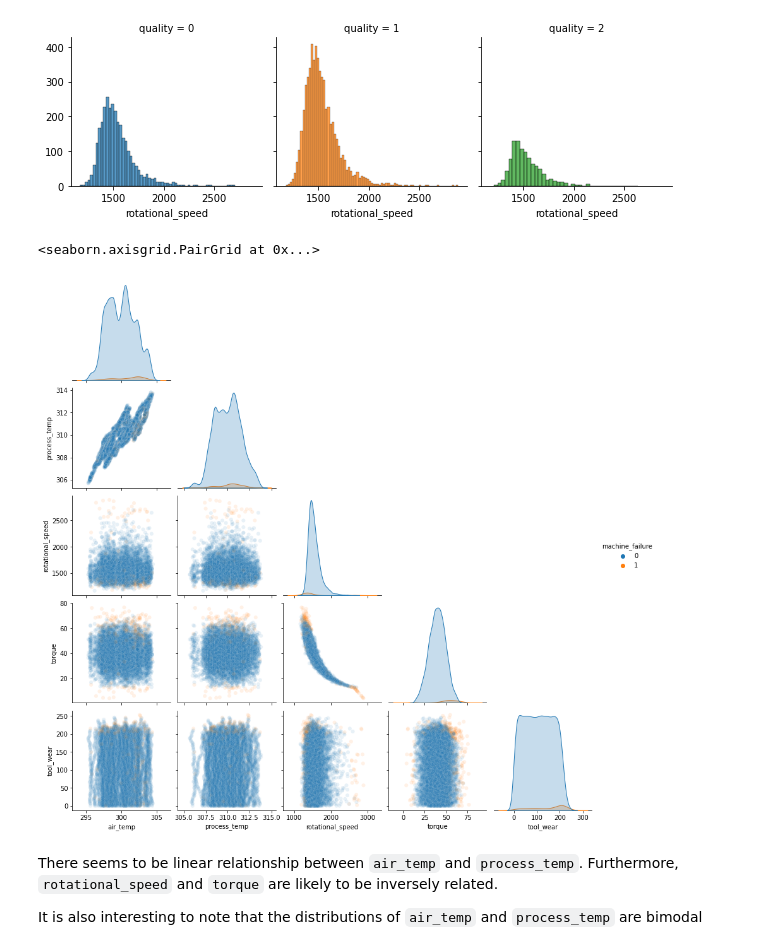
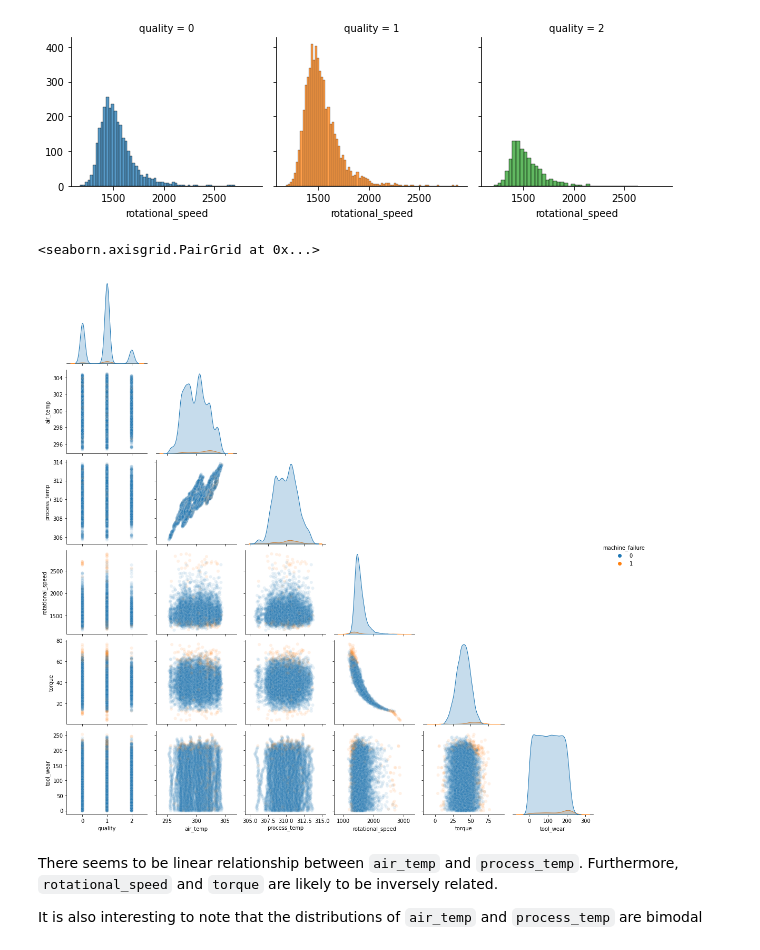
Before and after one commit to claudeonrs/predictive-maintenance, a Jupyter notebook: maintenance.ipynb, the cells around one changed output. Saved outputs shown, nothing was run; the diff lists cells and outputs as text; code cells hidden in the pictures.

```diff
--- a/maintenance.ipynb
+++ b/maintenance.ipynb
@@ -120,10 +118,10 @@ graph.map(sns.histplot, 'rotational_speed')
 <seaborn.axisgrid.FacetGrid at 0x...>
 [figure]
 # %%
-sns.pairplot(dv[feature_columns], hue='machine_failure', plot_kws={'alpha':0.1}, corner=True)
+sns.pairplot(dv[feature_columns+['machine_failure']], hue='machine_failure', plot_kws={'alpha':0.1}, corner=True)
 # %% [output]
 <seaborn.axisgrid.PairGrid at 0x...>
-[figure, old version]
+[figure, new version]
 # %% [markdown]
 There seems to be linear relationship between `air_temp` and `process_temp`. Furthermore, `rotational_speed` and `torque` are likely to be inversely related.
 
```
Also changed, not shown: parts of 22 cells of this notebook.
